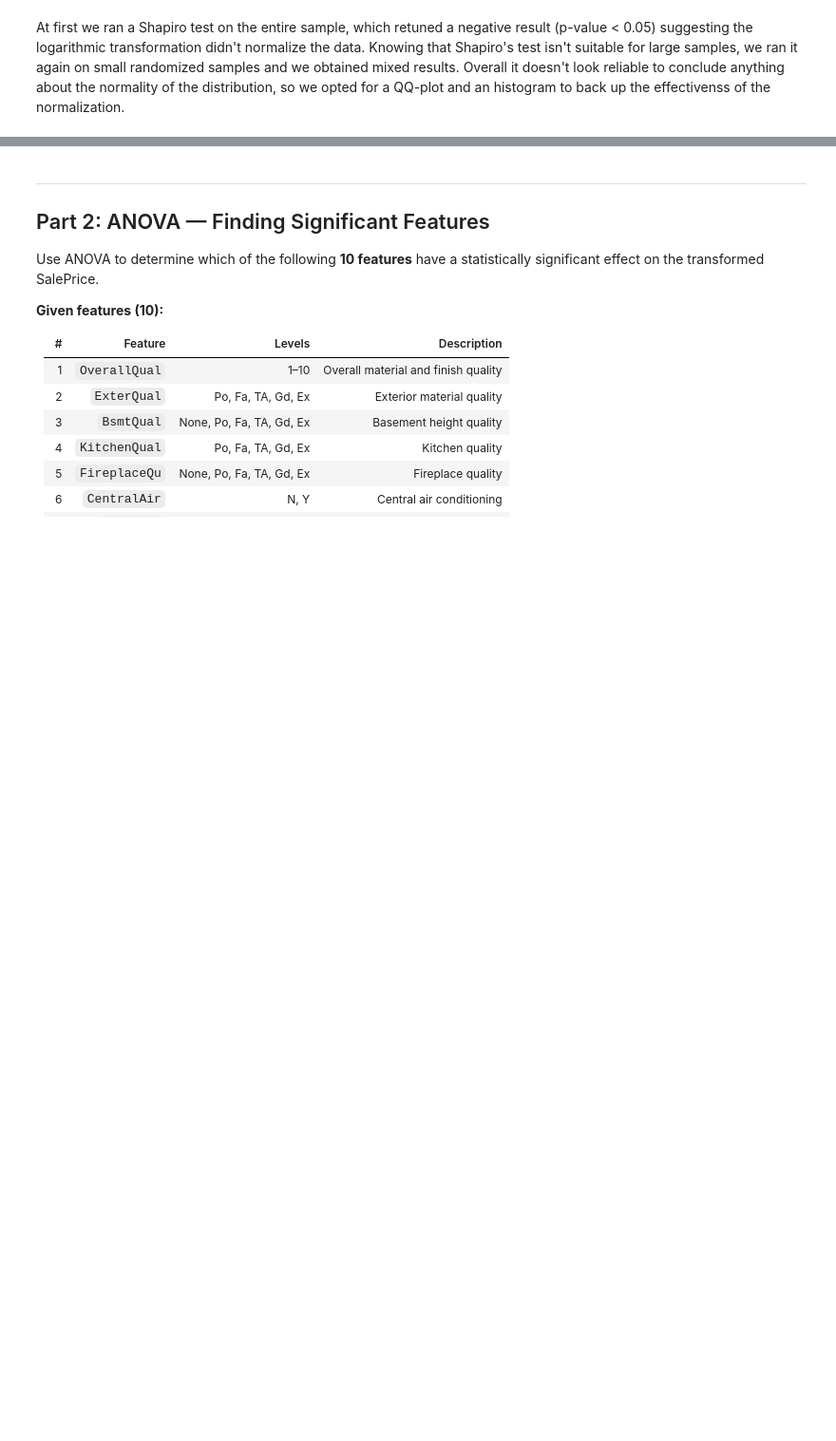
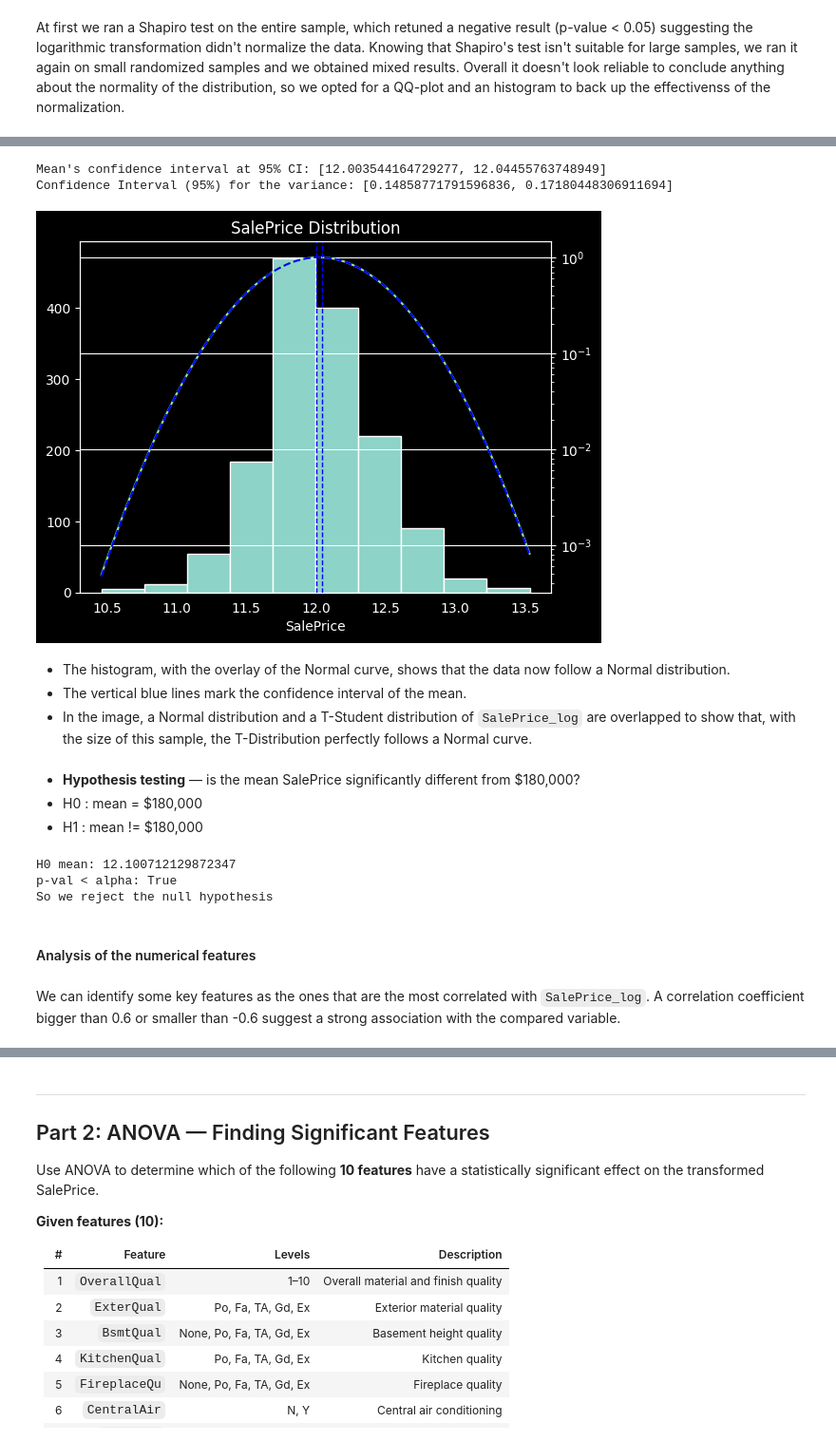
Before and after one commit to cpalescan/cstat, a Jupyter notebook: project_MAIN.ipynb, the cells around one changed output, grey strips where cells are left out. Shown at 95% size. Cells and saved outputs as stored; diff of their text form; code cells hidden in the pictures; blank space fills up the shorter version.

Commit message:
update after correlations

```diff
--- a/project_MAIN.ipynb
+++ b/project_MAIN.ipynb
@@ -186,0 +231,73 @@ Overall it doesn't look reliable to conclude anything about the normality of the
+# %%
+# Confidence interval for the mean of log price
+alpha = 0.05
+df = n - 1
+t_crit = stats.t.ppf(1-alpha/2, df)
+margin_error = t_crit * (std_sales_price/np.sqrt(n))
+lower_limit = mean_sales_price - margin_error
+upper_limit = mean_sales_price + margin_error
+p = stats.t.cdf(t_crit, df)
+print(f"Mean's confidence interval at 95% CI: [{lower_limit}, {upper_limit}]")
+
+# CI for variance
+a = stats.chi2.ppf(alpha/2, df)
+b = stats.chi2.ppf(1-alpha/2, df)
+
+# ((n-1)*sample_var)/b < pop_var < ((n-1)*sample_var)/a
+var_lower_limit = (df*var_sales_price)/b
+var_upper_limit = (df*var_sales_price)/a
+
+print(f"Confidence Interval (95%) for the variance: [{var_lower_limit}, {var_upper_limit}]")
+# %% [output]
+Mean's confidence interval at 95% CI: [12.003544164729277, 12.04455763748949]
+Confidence Interval (95%) for the variance: [0.14858771791596836, 0.17180448306911694]
+# %%
+# PLOT
+fig, ax = plt.subplots()
+plt.hist(sales_price)
+x = np.linspace(np.min(sales_price), np.max(sales_price), 1000)
+
+t_dist = stats.t(df, loc=mean_sales_price, scale=std_sales_price)
+t_but_normal = stats.norm(mean_sales_price, std_sales_price)
+
+ax2 = ax.twinx()
+ax.grid(False)
+ax2.plot(x, t_dist.pdf(x), color='lightgreen', label="T Distribution")
+ax2.plot(x, t_but_normal.pdf(x), color='blue', linestyle="--", label="Normal")
+ax2.set_yscale('log')
+ax.set_title('SalePrice Distribution')
+ax.set_xlabel('SalePrice')
+plt.axvline(lower_limit, color='blue', linestyle='--', linewidth=1)
+plt.axvline(upper_limit, color='blue', linestyle='--', linewidth=1)
+plt.show()
+# %% [output]
+[figure, added]
+# %% [markdown]
+- The histogram, with the overlay of the Normal curve, shows that the data now follow a Normal distribution.
+- The vertical blue lines mark the confidence interval of the mean.
+- In the image, a Normal distribution and a T-Student distribution of `SalePrice_log` are overlapped to show that, with the size of this sample, the T-Distribution perfectly follows a Normal curve.
+# %% [markdown]
+- **Hypothesis testing** — is the mean SalePrice significantly different from \$180,000?
+- H0 : mean = \$180,000
+- H1 : mean != \$180,000
+# %%
+# Transforming 180000 into log to make it comparable with SalePrice_log
+h0_mean = np.log(180000)
+print(f"H0 mean: {h0_mean}")
+
+t_h0, p_h0 = stats.ttest_1samp(sales_price, h0_mean, alternative='two-sided')
+
+
+if p_h0 < alpha:
+    print(f"p-val < alpha: {p_h0 < alpha}")
+    print("So we reject the null hypothesis")
+else:
+    print("Oh no, The null hypothesis was right!")
+# %% [output]
+H0 mean: 12.100712129872347
+p-val < alpha: True
+So we reject the null hypothesis
+# %% [markdown]
+#### Analysis of the numerical features
+# %% [markdown]
+We can identify some key features as the ones that are the most correlated with `SalePrice_log`. A correlation coefficient bigger than 0.6 or smaller than -0.6 suggest a strong association with the compared variable.
```
Also changed, not shown: parts of 11 cells of this notebook.
